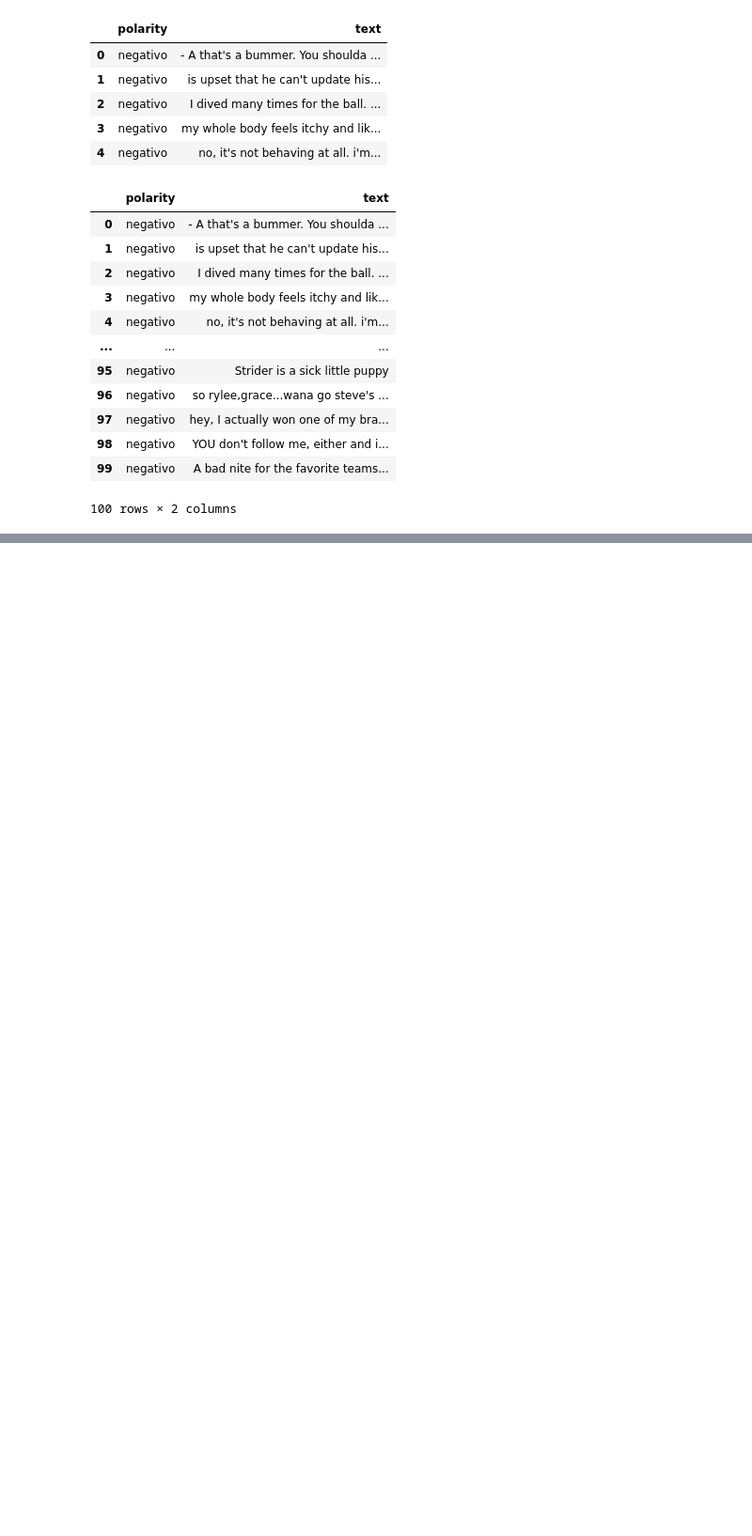
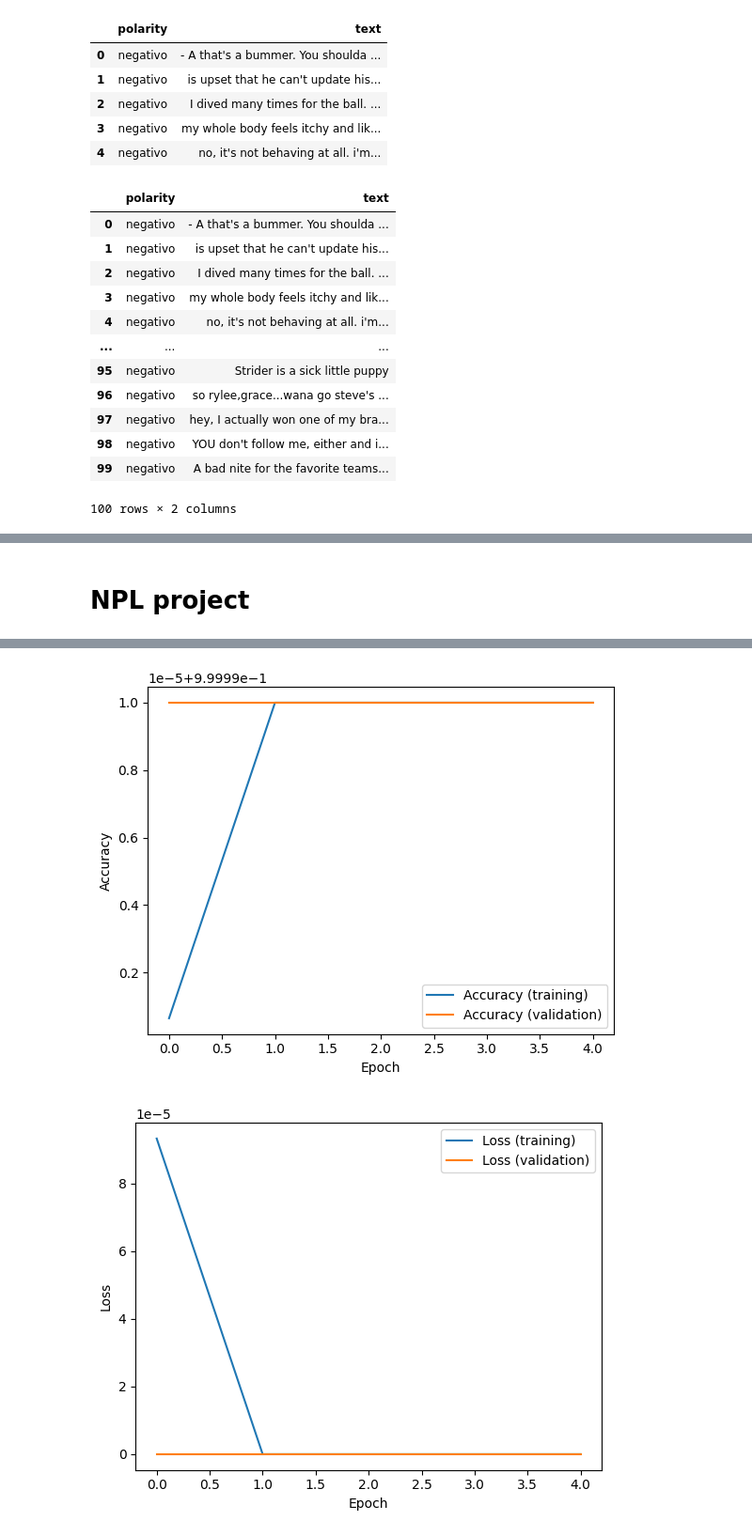
Before and after one commit to JoseChirif/Conversational-Bots-with-Sentiment-Analysis, a Jupyter notebook: Sentiment140.ipynb, the cells around one changed output, grey strips where cells are left out. Shown at 94% size. Saved outputs shown, nothing was run; the diff lists cells and outputs as text; code cells hidden in the pictures; blank space fills up the shorter version.

Commit message:
NPL project

```diff
--- a/Sentiment140.ipynb
+++ b/Sentiment140.ipynb
@@ -102,0 +112,70 @@ Name: count, dtype: int64
+# %% [markdown]
+# NPL project
+# %%
+import pandas as pd
+import tensorflow as tf
+from tensorflow.keras.layers import TextVectorization, Embedding, Dense, Dropout, GlobalAveragePooling1D
+from tensorflow.keras.models import Sequential
+from sklearn.model_selection import train_test_split
+
+# Reducir el DataFrame a las columnas 'polarity' y 'text'
+dataset = dataset[['polarity', 'text']]
+
+# Convertir 'polarity' a 0 y 1 (si no está ya en ese formato)
+dataset['polarity'] = dataset['polarity'].apply(lambda x: 1 if x == 4 else 0)
+
+# Dividir en conjunto de entrenamiento y prueba
+X_train, X_test, y_train, y_test = train_test_split(
+    dataset['text'], dataset['polarity'], test_size=0.2, random_state=42
+)
+
+# Convertir texto y etiquetas a tensores
+X_train = tf.convert_to_tensor(X_train, dtype=tf.string)
+X_test = tf.convert_to_tensor(X_test, dtype=tf.string)
+y_train = tf.convert_to_tensor(y_train, dtype=tf.int32)
+y_test = tf.convert_to_tensor(y_test, dtype=tf.int32)
+
+# Crear un TextVectorization para procesar el texto
+vectorizer = TextVectorization(max_tokens=20000, output_sequence_length=100)
+vectorizer.adapt(X_train)
+
+# Construir el modelo de clasificación
+model = Sequential([
+    vectorizer,  # Capa para convertir texto en secuencias de enteros
+    Embedding(input_dim=20000, output_dim=128),  # Capa de embedding
+    GlobalAveragePooling1D(),  # Reducción global
+    Dropout(0.5),  # Regularización
+    Dense(128, activation='relu'),
+    Dropout(0.5),  # Regularización
+    Dense(1, activation='sigmoid')  # Clasificación binaria
+])
+
+# Compilar el modelo
+model.compile(optimizer='adam', loss='binary_crossentropy', metrics=['accuracy'])
+
+# Entrenar el modelo
+history = model.fit(X_train, y_train, epochs=5, batch_size=32, validation_data=(X_test, y_test))
+
+# Evaluar el modelo
+loss, accuracy = model.evaluate(X_test, y_test)
+
+print(f"Accuracy: {accuracy:.2f}")
+print(f"Loss: {loss:.2f}")
+
+# Mostrar los resultados del entrenamiento
+import matplotlib.pyplot as plt
+
+plt.plot(history.history['accuracy'], label='Accuracy (training)')
+plt.plot(history.history['val_accuracy'], label='Accuracy (validation)')
+plt.xlabel('Epoch')
+plt.ylabel('Accuracy')
+plt.legend()
+plt.show()
+
+plt.plot(history.history['loss'], label='Loss (training)')
+plt.plot(history.history['val_loss'], label='Loss (validation)')
+plt.xlabel('Epoch')
+plt.ylabel('Loss')
+plt.legend()
+plt.show()
+# %% [output]
@@ -102,0 +195,2 @@ Name: count, dtype: int64
+[figure, added]
+[figure, added]
```
Also changed, not shown: parts of 5 cells of this notebook.
